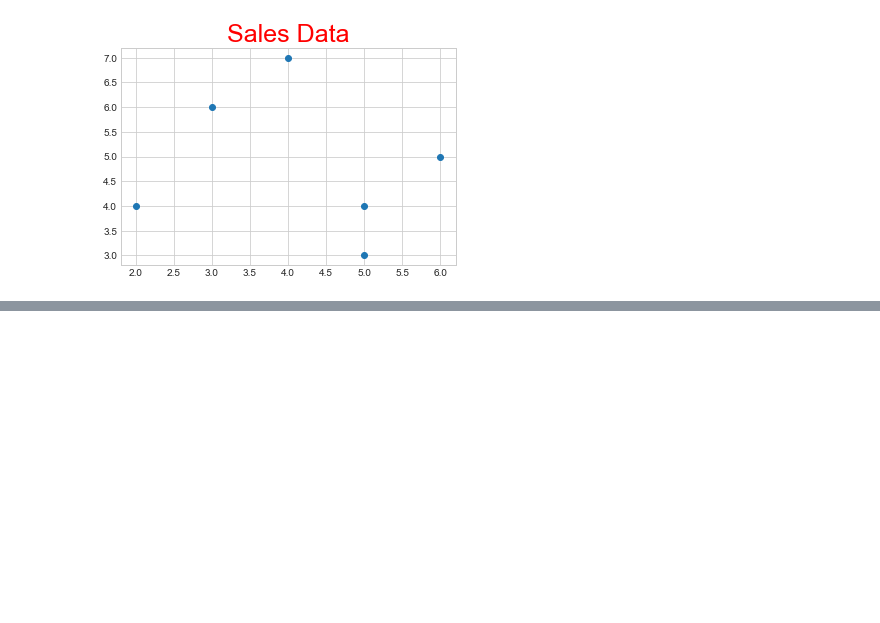
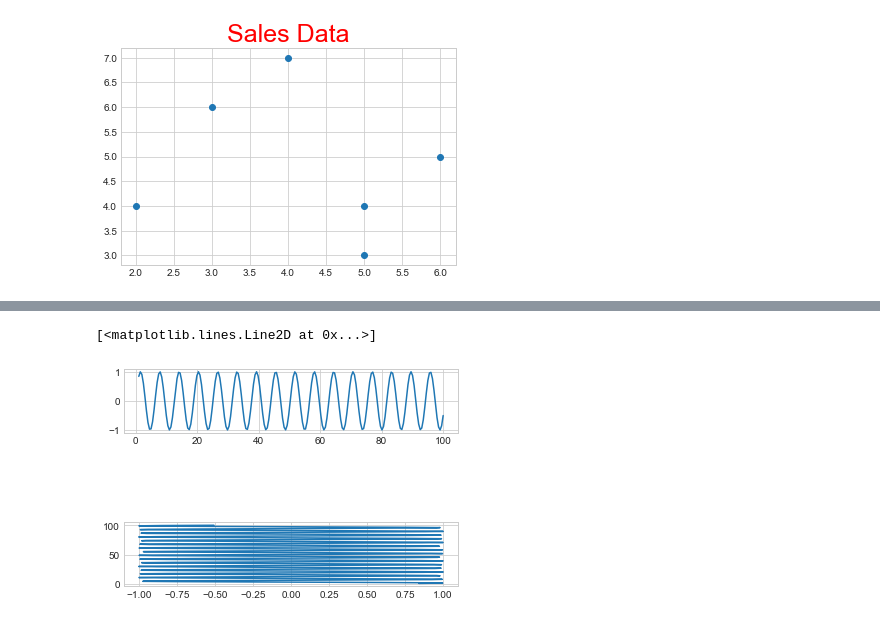
Before and after one commit to Muzammil4580/Basic-Visualization-With-Matplotlibb, a Jupyter notebook: Basic Visualization With Matplotlib.ipynb, the cells around one changed output, grey strips where cells are left out. Saved outputs shown, nothing was run; the diff lists cells and outputs as text; code cells hidden in the pictures; blank space fills up the shorter version.

```diff
--- a/Basic Visualization With Matplotlib.ipynb
+++ b/Basic Visualization With Matplotlib.ipynb
@@ -360,0 +371,9 @@ Text(0.5, 1.0, 'Sales Data')
+# %%
+plt.figure()
+plt.subplot(3,1,1)
+plt.plot(xx,yy)
+plt.subplot(3,1,3)
+plt.plot(yy,xx)
+# %% [output]
+[<matplotlib.lines.Line2D at 0x...>]
+[figure, added]
```
Also changed, not shown: parts of 1 cell of this notebook.
